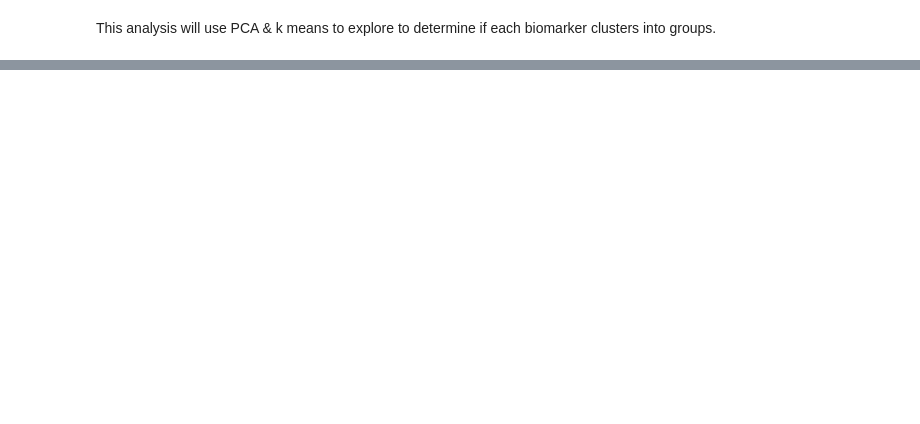
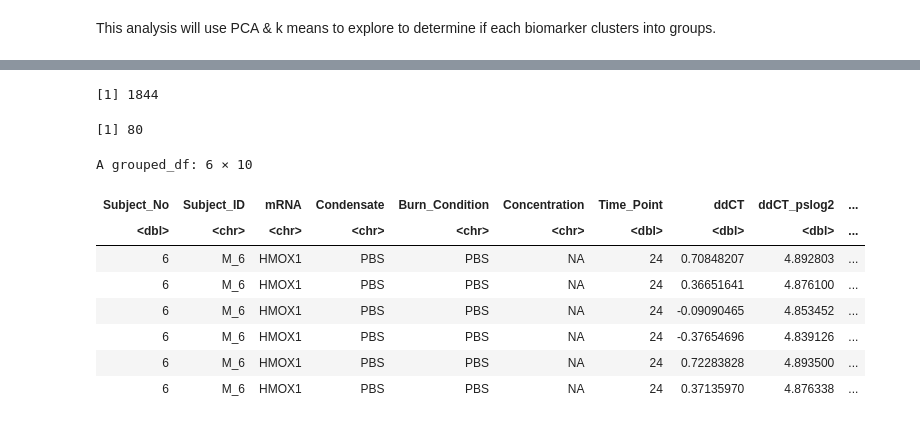
Before and after one commit to UNC-CEMALB/Burn-pit-smoke-condensate-mediated-toxicity-in-human-airway-epithelial-cells-, a Jupyter notebook: 2. Biomarker Cluster Analysis/Biomarker Cluster Analysis.ipynb, the cells around one changed output, grey strips where cells are left out. Saved outputs shown, nothing was run; the diff lists cells and outputs as text; code cells hidden in the pictures; blank space fills up the shorter version.

```diff
--- a/2. Biomarker Cluster Analysis/Biomarker Cluster Analysis.ipynb
+++ b/2. Biomarker Cluster Analysis/Biomarker Cluster Analysis.ipynb
@@ -36,2 +55,13 @@ A data.frame: 6 × 11
 # %% [markdown]
 This analysis will use PCA & k means to explore to determine if each biomarker clusters into groups.
+# %%
+# dim(mRNA_df)
+# mRNA_df[sort(duplicated(mRNA_df[,1:7])),]
+
+test = mRNA_df %>%#[duplicated(mRNA_df[,1:7]),] %>%
+    group_by(mRNA, Subject_ID, Condensate, Burn_Condition, Concentration, Time_Point) %>%
+    #add_tally()
+    mutate(count = n()) %>%
+    arrange(-count) #%>%
+    #mutate(count2 = ifelse(count == 2, 1:count, NA))
+head(test)
@@ -38,3 +108,48 @@ This analysis will use PCA & k means to explore to determine if each biomarker c
+# %%
+# these numbers exactly what we need...
+# the previous index needs to be subtracted from the next and divided by the replicate count
+
+vector = c()
+for (i in 1:length(replicate_index_count_df$Index)){
+    if (i > 1){
+        new_index = (replicate_index_count_df$Index[i] - replicate_index_count_df$Index[i - 1])/ replicate_index_count_df$Replicate_Count[i]
+        #print(new_index)
+        Replicate_Iteration = rep(1:replicate_index_count_df$Replicate_Count[i], new_index)
+        vector = c(vector, length(Replicate_Iteration))
+    }
+}
+
+sum(vector)
+# %% [output]
+[1] 1844
+# %%
+# # creating a column based on the above df
+# Replicate_Number = c()
+# for (i in 1:length(replicate_index_count_df$Index)){
+#     Replicate_Iteration = rep(1:replicate_index_count_df$Replicate_Count[i],
+#                               times = replicate_index_count_df$Index[i])
+
+#     Replicate_Number = c(Replicate_Number, Replicate_Iteration)
+# }
+
+# length(Replicate_Number)
+length(rep(1:replicate_index_count_df$Replicate_Count[2],
+           times = (replicate_index_count_df$Index[2] - replicate_index_count_df$Index[1])/ replicate_index_count_df$Replicate_Count[2]))
+# %% [output]
+[1] 80
+# %%
+test %>%
+    filter(count == 6)
+# %% [output]
+A grouped_df: 6 × 10
+| Subject_No | Subject_ID | mRNA | Condensate | Burn_Condition | Concentration | Time_Point | ddCT | ddCT_pslog2 | ... |
+| <dbl> | <chr> | <chr> | <chr> | <chr> | <chr> | <dbl> | <dbl> | <dbl> | ... |
+| 6 | M_6 | HMOX1 | PBS | PBS | NA | 24 | 0.70848207 | 4.892803 | ... |
+| 6 | M_6 | HMOX1 | PBS | PBS | NA | 24 | 0.36651641 | 4.876100 | ... |
+| 6 | M_6 | HMOX1 | PBS | PBS | NA | 24 | -0.09090465 | 4.853452 | ... |
+| 6 | M_6 | HMOX1 | PBS | PBS | NA | 24 | -0.37654696 | 4.839126 | ... |
+| 6 | M_6 | HMOX1 | PBS | PBS | NA | 24 | 0.72283828 | 4.893500 | ... |
+| 6 | M_6 | HMOX1 | PBS | PBS | NA | 24 | 0.37135970 | 4.876338 | ... |
 # %%
 # pivoting longer but first creating sample ids
 wider_mRNA_df = mRNA_df %>%
```
Also changed, not shown: parts of 7 cells of this notebook.
